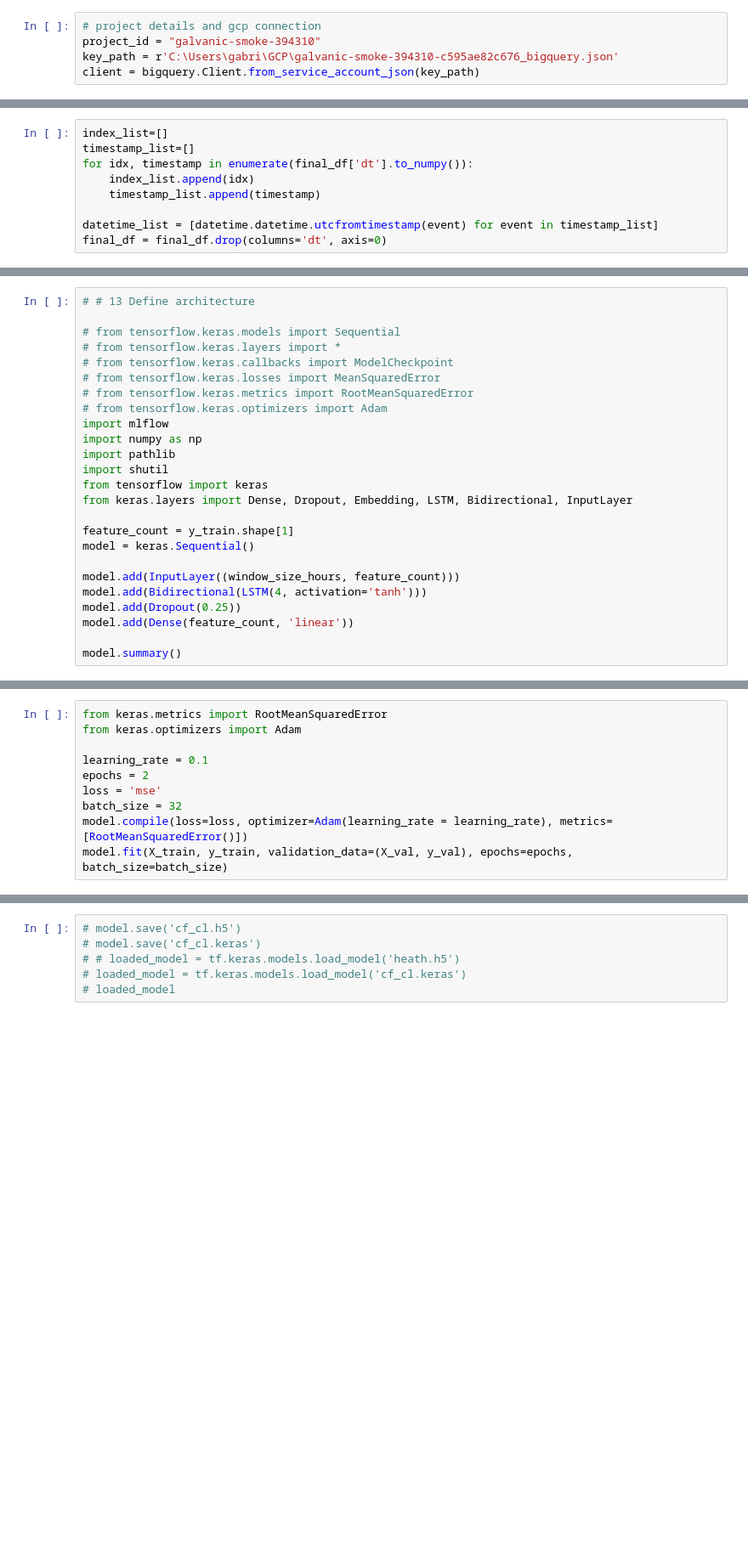
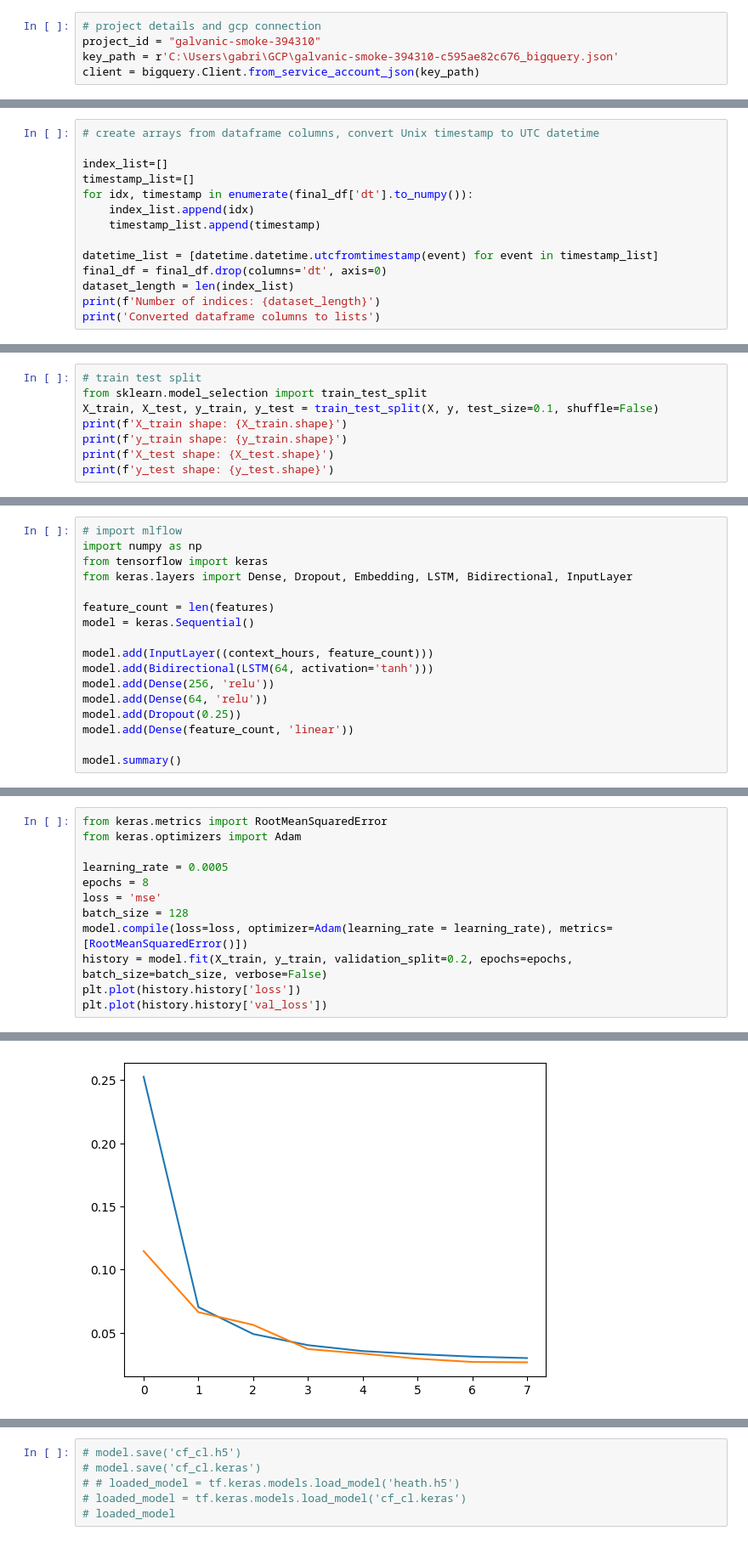
Before and after one commit to gzenkner/WeatherProphetPro, a Jupyter notebook: train_model.ipynb, the cells around one changed output, grey strips where cells are left out. Shown at 85% size. Cells and saved outputs as stored; diff of their text form; blank space fills up the shorter version.

Commit message:
revisions to training

```diff
--- a/train_model.ipynb
+++ b/train_model.ipynb
@@ -117,4 +114,6 @@ See the caveats in the documentation: https://pandas.pydata.org/pandas-docs/stab
 # %%
+# create arrays from dataframe columns, convert Unix timestamp to UTC datetime
+
 index_list=[]
 timestamp_list=[]
 for idx, timestamp in enumerate(final_df['dt'].to_numpy()):
@@ -123,3 +122,6 @@ for idx, timestamp in enumerate(final_df['dt'].to_numpy()):
 
 datetime_list = [datetime.datetime.utcfromtimestamp(event) for event in timestamp_list]
 final_df = final_df.drop(columns='dt', axis=0)
+dataset_length = len(index_list)
+print(f'Number of indices: {dataset_length}')
+print('Converted dataframe columns to lists')
@@ -210,0 +245,8 @@ print('Test (ts, window, feat) (ts, feat):', X_test.shape, y_test.shape, )
+# %%
+# train test split
+from sklearn.model_selection import train_test_split
+X_train, X_test, y_train, y_test = train_test_split(X, y, test_size=0.1, shuffle=False)
+print(f'X_train shape: {X_train.shape}')
+print(f'y_train shape: {y_train.shape}')
+print(f'X_test shape: {X_test.shape}')
+print(f'y_test shape: {y_test.shape}')
@@ -211,24 +258,16 @@ print('Test (ts, window, feat) (ts, feat):', X_test.shape, y_test.shape, )
 # %%
-# # 13 Define architecture
-
-# from tensorflow.keras.models import Sequential
-# from tensorflow.keras.layers import *
-# from tensorflow.keras.callbacks import ModelCheckpoint
-# from tensorflow.keras.losses import MeanSquaredError
-# from tensorflow.keras.metrics import RootMeanSquaredError
-# from tensorflow.keras.optimizers import Adam
-import mlflow
+# import mlflow
 import numpy as np
-import pathlib
-import shutil
 from tensorflow import keras
 from keras.layers import Dense, Dropout, Embedding, LSTM, Bidirectional, InputLayer
 
-feature_count = y_train.shape[1]
+feature_count = len(features)
 model = keras.Sequential()
 
-model.add(InputLayer((window_size_hours, feature_count)))
-model.add(Bidirectional(LSTM(4, activation='tanh')))
+model.add(InputLayer((context_hours, feature_count)))
+model.add(Bidirectional(LSTM(64, activation='tanh')))
+model.add(Dense(256, 'relu'))
+model.add(Dense(64, 'relu'))
 model.add(Dropout(0.25))
 model.add(Dense(feature_count, 'linear'))
 
@@ -237,9 +297,12 @@ model.summary()
 from keras.metrics import RootMeanSquaredError
 from keras.optimizers import Adam
 
-learning_rate = 0.1
-epochs = 2
+learning_rate = 0.0005
+epochs = 8
 loss = 'mse'
-batch_size = 32
+batch_size = 128
 model.compile(loss=loss, optimizer=Adam(learning_rate = learning_rate), metrics=[RootMeanSquaredError()])
-model.fit(X_train, y_train, validation_data=(X_val, y_val), epochs=epochs, batch_size=batch_size)
+history = model.fit(X_train, y_train, validation_split=0.2, epochs=epochs, batch_size=batch_size, verbose=False)
+plt.plot(history.history['loss'])
+plt.plot(history.history['val_loss'])
+# %% [output]
@@ -245,0 +310 @@ model.fit(X_train, y_train, validation_data=(X_val, y_val), epochs=epochs, batch
+[figure, added]
```
Also changed, not shown: parts of 28 cells of this notebook.
